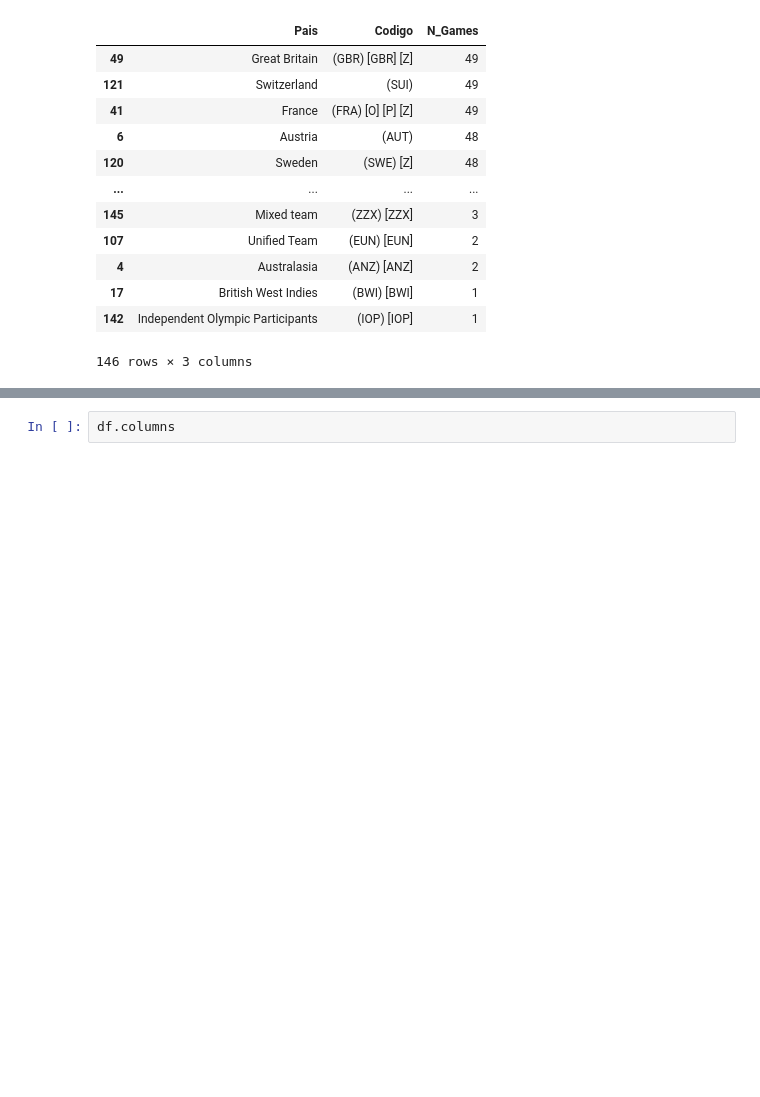
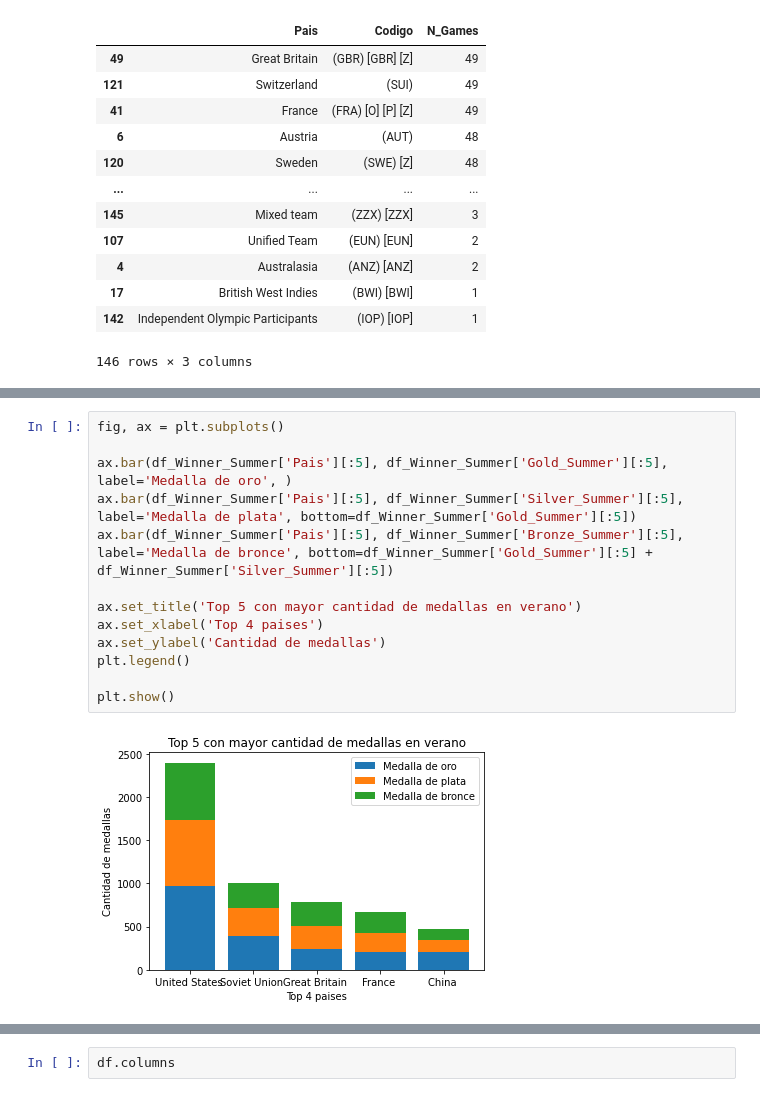
Before and after one commit to 16danielvm/OlympicsDatasetWork, a Jupyter notebook: 4 - what_say_the_data.ipynb, the cells around one changed output, grey strips where cells are left out. Drawn from its saved outputs; the diff is of its cells as text; blank space fills up the shorter version.

```diff
--- a/4 - what_say_the_data.ipynb
+++ b/4 - what_say_the_data.ipynb
@@ -187,0 +199,15 @@ df_Winner_GAMES_TOTAL[['Pais','Codigo','N_Games']]
+# %%
+fig, ax = plt.subplots()
+
+ax.bar(df_Winner_Summer['Pais'][:5], df_Winner_Summer['Gold_Summer'][:5], label='Medalla de oro', )
+ax.bar(df_Winner_Summer['Pais'][:5], df_Winner_Summer['Silver_Summer'][:5], label='Medalla de plata', bottom=df_Winner_Summer['Gold_Summer'][:5])
+ax.bar(df_Winner_Summer['Pais'][:5], df_Winner_Summer['Bronze_Summer'][:5], label='Medalla de bronce', bottom=df_Winner_Summer['Gold_Summer'][:5] + df_Winner_Summer['Silver_Summer'][:5])
+
+ax.set_title('Top 5 con mayor cantidad de medallas en verano')
+ax.set_xlabel('Top 4 paises')
+ax.set_ylabel('Cantidad de medallas')
+plt.legend()
+
+plt.show()
+# %% [output]
+[figure, added]
```
Also changed, not shown: parts of 6 cells of this notebook.
